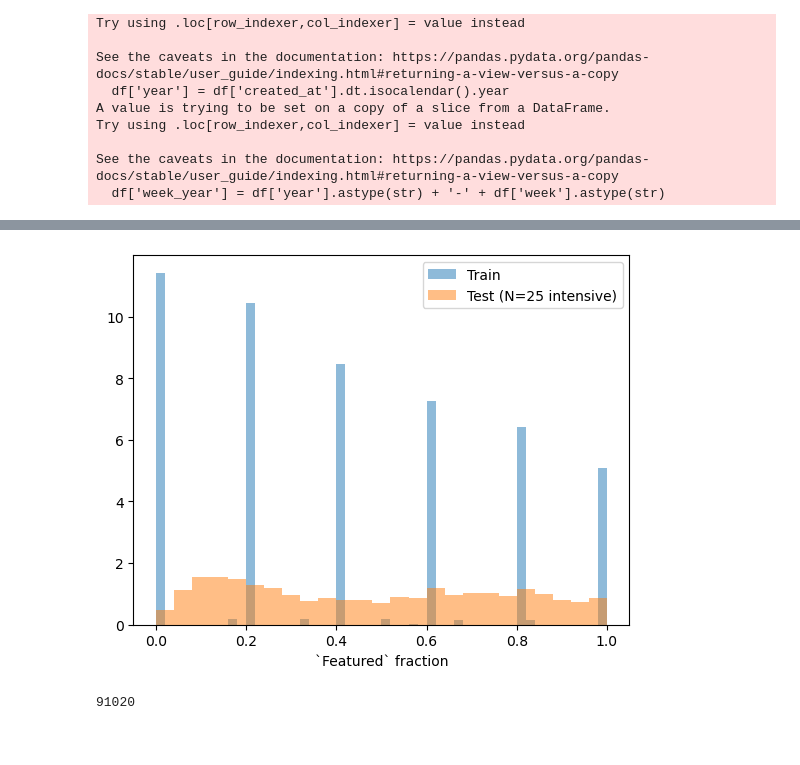
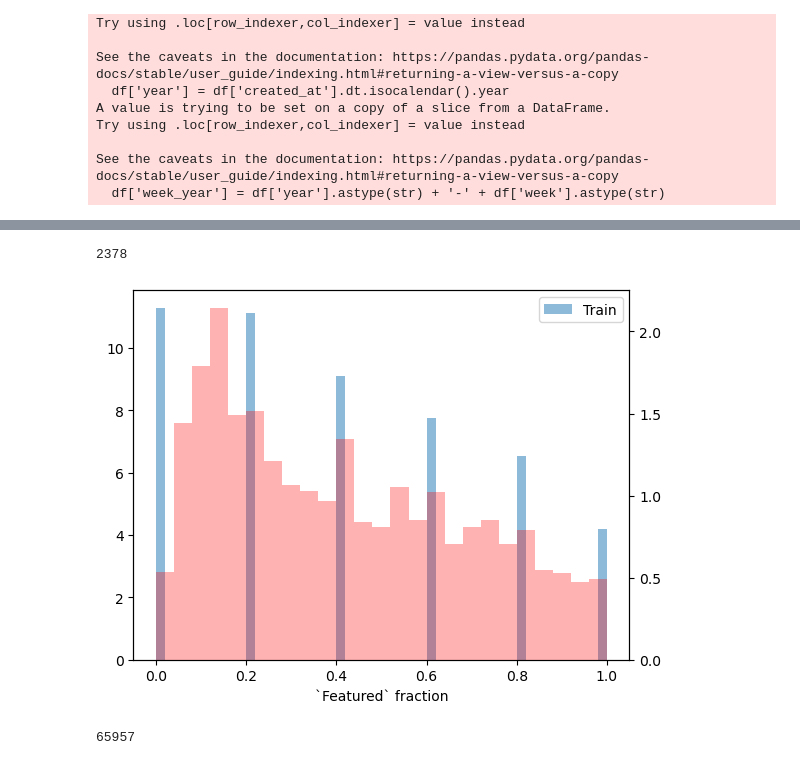
Before and after one commit to mwalmsley/gz-panoptes-reduction, a Jupyter notebook: run_reduction/euclid_time.ipynb, the cells around one changed output, grey strips where cells are left out. Drawn from its saved outputs; the diff is of its cells as text; code cells hidden in the pictures.

```diff
--- a/run_reduction/euclid_time.ipynb
+++ b/run_reduction/euclid_time.ipynb
@@ -113,11 +220,20 @@ ax.axvline(min_count, color='red', linestyle='--', alpha=.5)
 # %%
 # df = pd.read_csv('/home/walml/repos/gz-panoptes-reduction/data/euclid/euclid_challenge_reduced_votes_2024_12_23_ortho.csv')
-df = pd.read_csv('/home/walml/repos/gz-panoptes-reduction/data/euclid/euclid_challenge_reduced_votes_2024_12_23_after_user_removal_ortho.csv')
+# df = pd.read_csv('/home/walml/repos/gz-panoptes-reduction/data/euclid/euclid_challenge_reduced_votes_2024_12_23_after_user_removal_ortho.csv')
+df = pd.read_csv('/home/walml/repos/gz-panoptes-reduction/data/euclid/euclid_challenge_reduced_votes_2025_04_17_ortho.csv')
+# df = pd.read_csv('/home/walml/repos/gz-panoptes-reduction/data/euclid/euclid_challenge_reduced_votes_2025_04_17.csv')
 df = df[df['smooth-or-featured-euclid_total-votes'] >= 5]
 print(df['smooth-or-featured-euclid_featured-or-disk_fraction'].mean())
 more_than_twenty = df[df['smooth-or-featured-euclid_total-votes'] >= 20]
 test_catalog = more_than_twenty
-train_and_val_catalog = df[~df.index.isin(test_catalog.index)]
+
+# could do this...
+# train_and_val_catalog = df[~df.index.isin(test_catalog.index)]
+# ...but nearly all have 5 (or 6) votes
+# train_and_val_catalog['smooth-or-featured_total-votes'].hist(bins=30)
+train_and_val_catalog = df[df['smooth-or-featured-euclid_total-votes'] ==5]
+
+
 print(len(train_and_val_catalog), len(test_catalog))
 print(train_and_val_catalog['smooth-or-featured-euclid_featured-or-disk_fraction'].mean())
 print(test_catalog['smooth-or-featured-euclid_featured-or-disk_fraction'].mean())
@@ -130,16 +251,25 @@ print(test_catalog['smooth-or-featured-euclid_featured-or-disk_fraction'].mean()
+# %%
+len(test_catalog)
+# %% [output]
+2378
 # %%
 train_and_val_catalog.columns = train_and_val_catalog.columns.str.replace('-euclid', '')
 test_catalog.columns = test_catalog.columns.str.replace('-euclid', '')
 import matplotlib.pyplot as plt
 fig, ax = plt.subplots()
+ax2 = ax.twinx()
 ax.hist(train_and_val_catalog['smooth-or-featured_featured-or-disk_fraction'], density=True, alpha=0.5, bins=50, label='Train')
-ax.hist(test_catalog['smooth-or-featured_featured-or-disk_fraction'], density=True, bins=25, label='Test (N=25 intensive)', alpha=.5)
+ax2.hist(test_catalog['smooth-or-featured_featured-or-disk_fraction'], density=True, bins=25, label='Test (N=25 intensive)', alpha=.3, color='r')
+# ax.hist(np.around(test_catalog['smooth-or-featured_featured-or-disk_fraction']*5, 0)/5, density=True, bins=50, label='Test (N=25 intensive)', alpha=.5)
 ax.set_xlabel('`Featured` fraction')
 ax.legend()
 plt.show()
+
+# after removing users who say problem, first three weeks of annotations, and all annotations to first phase test set, match is quite good
+# hopefully this fixes prediction bias
 # %% [output]
-[figure, old version]
+[figure, new version]
 # %%
 len(df)
 # %% [output]
-91020
+65957
```
Also changed, not shown: parts of 15 cells of this notebook, 2 other files.
